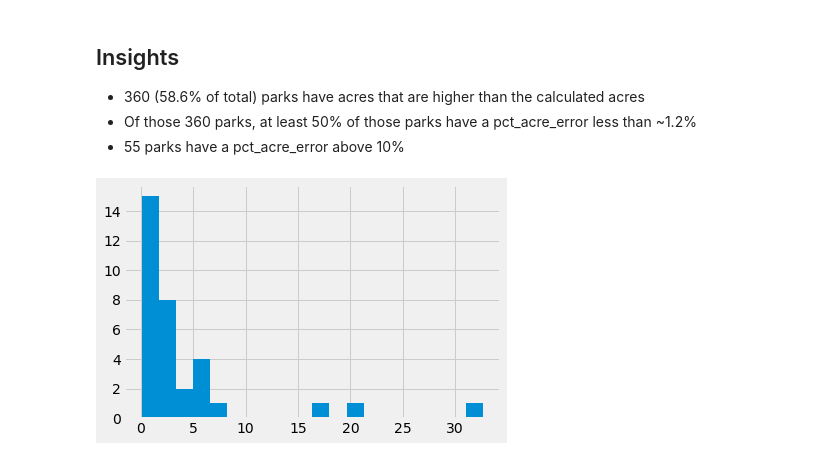
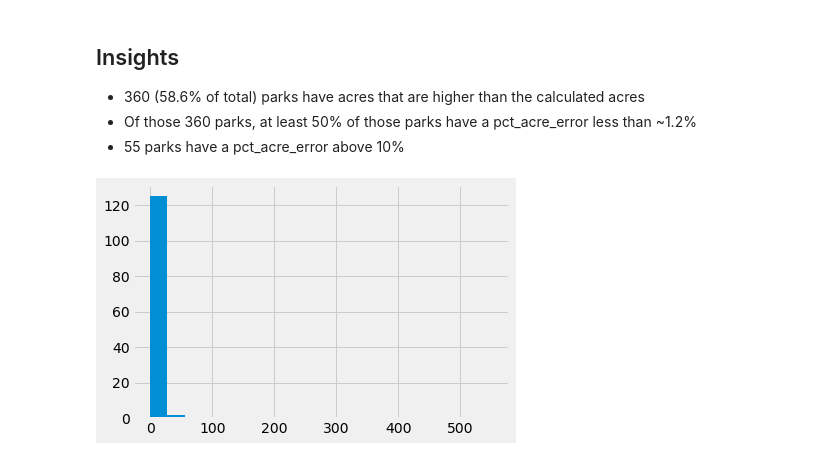
Before and after one commit to EricHeidbreder/ChicagoData, a Jupyter notebook: Chicago_Parks/EDA_Parks.ipynb, the cells around one changed output. Cells and saved outputs as stored; diff of their text form; code cells hidden in the pictures.

```diff
--- a/Chicago_Parks/EDA_Parks.ipynb
+++ b/Chicago_Parks/EDA_Parks.ipynb
@@ -120,3 +112,3 @@ error_df.sort_values(by='abs_avg_acre_error', ascending=False).head(5)
 # %%
-parks['over_actual_acres'] = np.where(parks['acre_error'] > 0, 1, 0)
+parks['over_calculated_acres'] = np.where(parks['acre_error'] > 0, 1, 0)
 # %%
@@ -172,7 +164,9 @@ num_parks_above_thresh(parks, 'pct_acre_error', 0.40)
 * 360 (58.6% of total) parks have acres that are higher than the calculated acres
 * Of those 360 parks, at least 50% of those parks have a pct_acre_error less than ~1.2%
 * 55 parks have a pct_acre_error above 10%
+# %%
+parks_above_2_pct = parks[parks['pct_acre_error'] > .02]
 # %%
-parks[abs(parks['pct_acre_error']).between(.10, .20)]['acres'].hist(bins=20);
+parks_above_2_pct['acres'].hist(bins=20);
 # %% [output]
-[figure, old version]
+[figure, new version]
```
Also changed, not shown: parts of 23 cells of this notebook.
